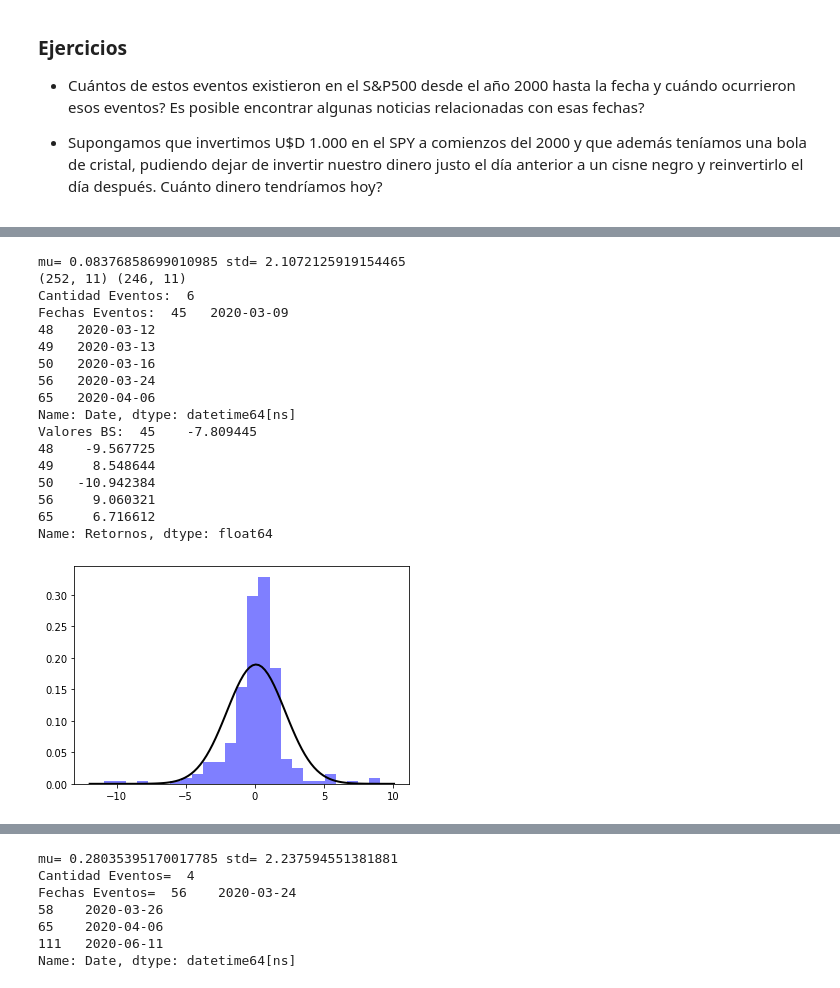
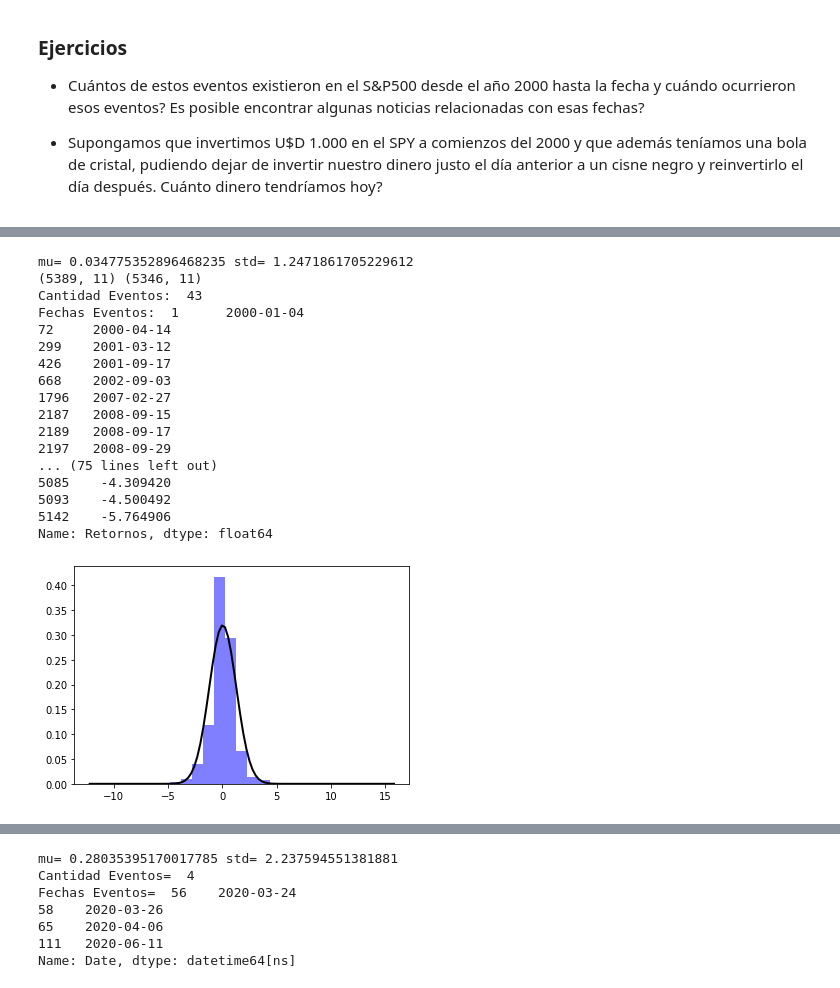
Before and after one commit to exsantucho/EntregasMentoria, a Jupyter notebook: Práctico 2 - Exploración y Curación de datos-V01-E.ipynb, the cells around one changed output, grey strips where cells are left out. Cells and saved outputs as stored; diff of their text form; code cells hidden in the pictures.

```diff
--- a/Práctico 2 - Exploración y Curación de datos-V01-E.ipynb
+++ b/Práctico 2 - Exploración y Curación de datos-V01-E.ipynb
@@ -37,8 +37,8 @@ import seaborn as sns
 yf.pdr_override()
 
 # download dataframe
-start_date = "2020-01-01"
-end_date = "2020-12-31"
+start_date = "2000-01-01"
+end_date = "2021-06-04"
 data_spy = data.get_data_yahoo("SPY", start=start_date, end=end_date)
 # data_spy.head()
 # data_spy['Adj Close'].plot(figsize=(16,9))
@@ -301,56 +301,66 @@ ax = sns.displot(data=new_index, x='Retornos', kde=True, color='orange')
 # ANALISIS PARA SPY
 
 # Ajuste de una función de densidad de probabilidad normal (¿se asemeja? podría hacer test: Shapiro-Wilk, K^2 de D’Agostino)
-from scipy.stats import norm
 
-mu, std = norm.fit(data_spy['Retornos'].dropna()) # Agrego dropna porque sino me tira error. Este paso es lo mismo que hacer: data_spy['Retornos'].mean() y data_spy['Retornos'].std()
+# Con librería
+# from scipy.stats import norm
+# mu, std = norm.fit(data_spy['Retornos'].dropna()) # Agrego dropna porque sino me tira error. Este paso es lo mismo que hacer: data_spy['Retornos'].mean() y data_spy['Retornos'].std()
+
+# Manual
+mu = data_spy['Retornos'].mean()
+std = data_spy['Retornos'].std()
+
+
 print("mu=", mu, "std=", std)
 
 # Histograma
 plt.hist(data_spy['Retornos'], bins=25, density=True, alpha=0.5, color='b')
 
 xmin, xmax = plt.xlim()
 x = np.linspace(xmin, xmax, 100)
 p = norm.pdf(x, mu, std) # Ajuste de PDF
 plt.plot(x, p, 'k', linewidth=2)
 
-# Eventos (Black Swans)
+# Eventos (Black Swans) # DUDA: UNA BLACK SWAN ES UN EVENTO TANTO EN PERDIDA COMO EN GANANCIA? O SOLO EN PERDIDA?
 umbral = mu + 3*std
-posicion = abs(data_spy['Retornos']) > umbral
+
+# posicion = abs(data_spy['Retornos']) >= umbral # Black Swan tanto en ganancia como pérdida
+posicion = data_spy['Retornos'] <= -umbral # Black Swan solo en pérdida
+
 cantidad_bs = data_spy[posicion]['Retornos'].count()
 fechas_bs = data_spy[posicion]['Date']
 valores_bs = data_spy[posicion]['Retornos']
 
 # Df sin Black Swans
 data_spy_clean = data_spy.copy(deep=True)
 data_spy_clean = data_spy_clean.loc[~posicion] # Tomo las entradas donde no ocurren eventos [~posicion]
 
 print(data_spy.shape, data_spy_clean.shape)
 
 print("Cantidad Eventos: ", cantidad_bs)
 print("Fechas Eventos: ", fechas_bs)
 print("Valores BS: ", valores_bs)
 
 # Pendiente: Buscar noticias para estas fechas
 # %% [output]
-mu= 0.08376858699010985 std= 2.1072125919154465
-(252, 11) (246, 11)
-Cantidad Eventos:  6
-Fechas Eventos:  45   2020-03-09
-48   2020-03-12
-49   2020-03-13
-50   2020-03-16
-56   2020-03-24
-65   2020-04-06
-Name: Date, dtype: datetime64[ns]
-Valores BS:  45    -7.809445
-48    -9.567725
-49     8.548644
-50   -10.942384
-56     9.060321
-65     6.716612
+mu= 0.034775352896468235 std= 1.2471861705229612
+(5389, 11) (5346, 11)
+Cantidad Eventos:  43
+Fechas Eventos:  1      2000-01-04
+72     2000-04-14
+299    2001-03-12
+426    2001-09-17
+668    2002-09-03
+1796   2007-02-27
+2187   2008-09-15
+2189   2008-09-17
+2197   2008-09-29
+... (75 lines left out)
+5085    -4.309420
+5093    -4.500492
+5142    -5.764906
 Name: Retornos, dtype: float64
-[figure, old version]
+[figure, new version]
 # %%
 # 2) Simulación de resultados en el período con y sin Black Swans
 
```
Also changed, not shown: parts of 10 cells of this notebook, 1 other file.
